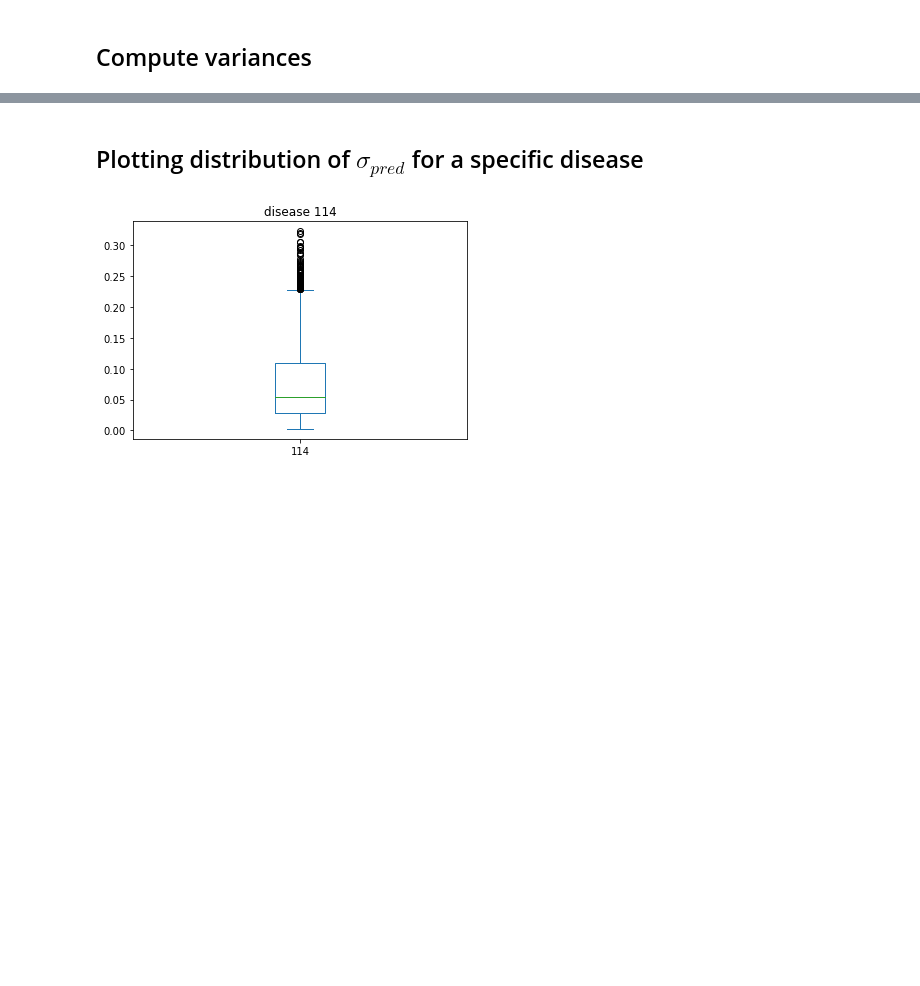
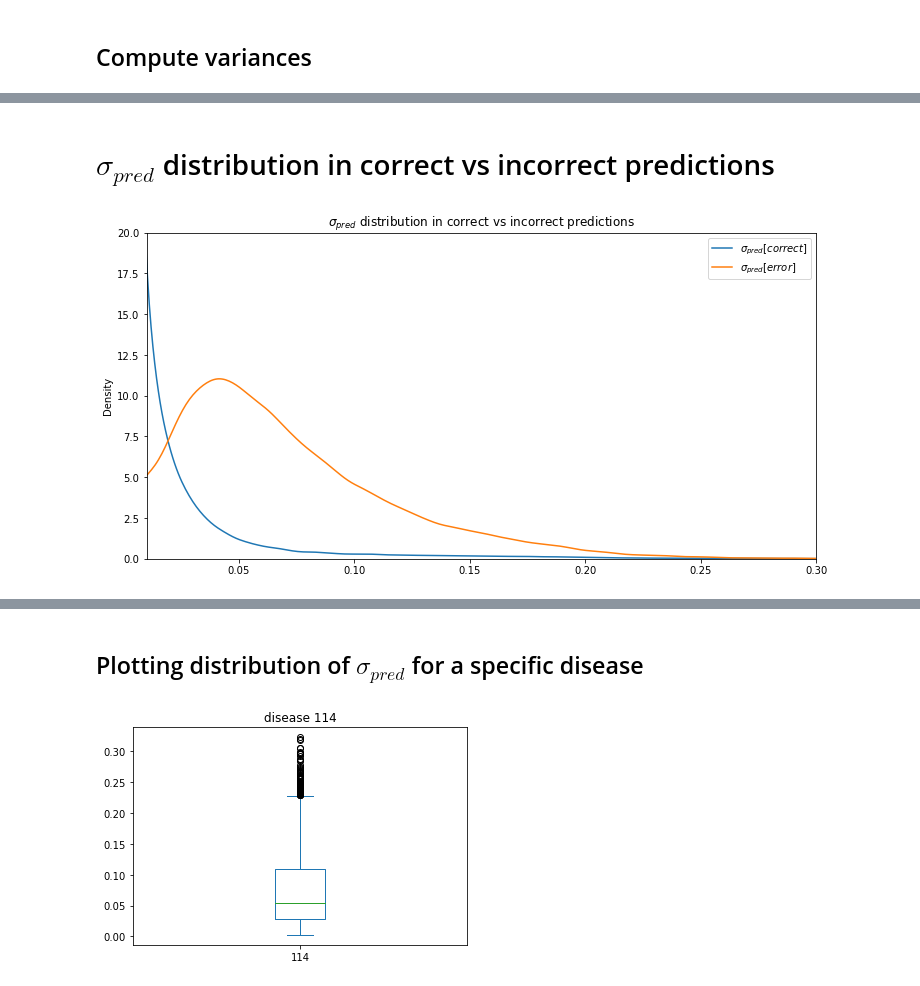
Before and after one commit to snovaisg/master-thesis, a Jupyter notebook: Accuracy as a function of confidence.ipynb, the cells around one changed output, grey strips where cells are left out. Saved outputs shown, nothing was run; the diff lists cells and outputs as text; code cells hidden in the pictures; blank space fills up the shorter version.

```diff
--- a/Accuracy as a function of confidence.ipynb
+++ b/Accuracy as a function of confidence.ipynb
@@ -44,0 +202,5 @@ diagnostic_cols = [col for col in df_var.columns if col not in ['pat_id','adm_in
+# %%
+l2p = Logits2Predictions(df_det)
+k = 30
+top_preds = l2p.topk(k)
+top_preds.head(3)
@@ -44,0 +242,11 @@ diagnostic_cols = [col for col in df_var.columns if col not in ['pat_id','adm_in
+# %%
+bgolden = df_golden == True
+bpred = top_preds == True
+
+TP = (bgolden & bpred).replace({True:'TP',False:''})
+TN = (~bgolden & ~bpred).replace({True:'TN',False:''})
+FP = (~bgolden & bpred).replace({True:'FP',False:''})
+FN = (bgolden & ~bpred).replace({True:'FN',False:''})
+
+confusion_preds = FP + FN + TP + TN
+confusion_preds
@@ -62,0 +304,16 @@ std.shape
+# %% [markdown]
+# $\sigma_{pred}$  distribution in correct vs incorrect predictions
+# %%
+corrects = (confusion_preds == 'TP') | (confusion_preds == 'TN')
+incorrects = ~corrects
+
+plt.figure(figsize=(12,6));
+plt.xlim(0.01,0.3);
+plt.ylim(0,20);
+pd.Series(var_stats.where(corrects).to_numpy().flatten()).plot.kde(label=r'$\sigma_{pred}[correct]$',bw_method=0.1);
+pd.Series(var_stats.where(incorrects).to_numpy().flatten()).plot.kde(label=r'$\sigma_{pred}[error]$',bw_method=0.1);
+plt.title(r'$\sigma_{pred}$ distribution in correct vs incorrect predictions');
+plt.legend();
+plt.show();
+# %% [output]
+[figure, added]
```
Also changed, not shown: parts of 45 cells of this notebook.
